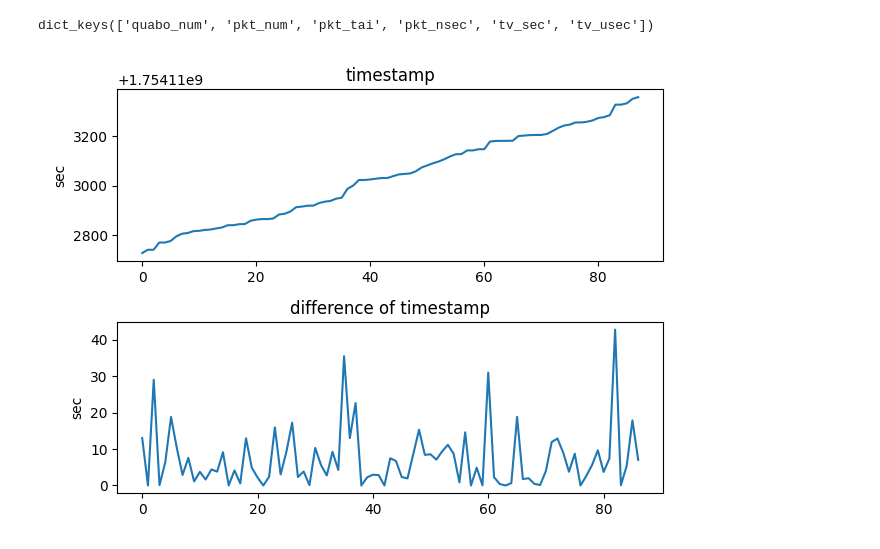
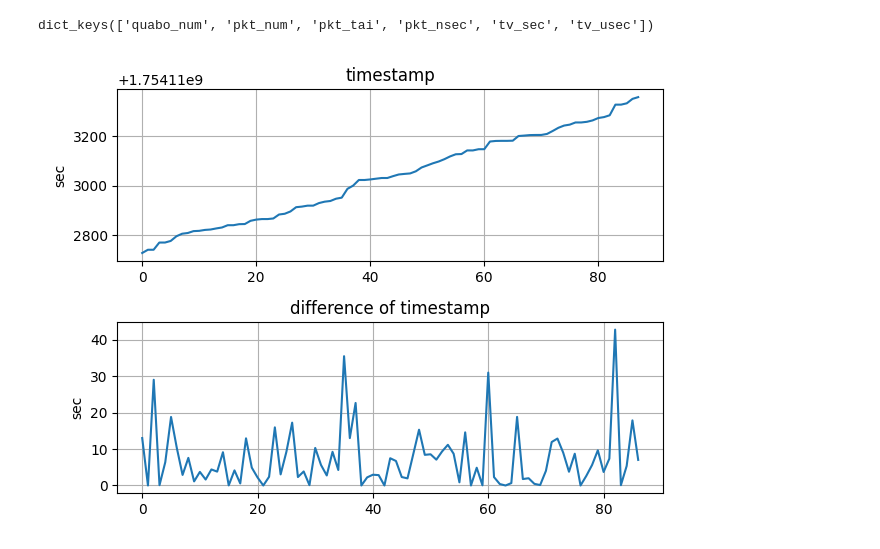
Before and after one commit to panoseti/pypff, a Jupyter notebook: example/notebook/data-check.ipynb, the cells around one changed output. Cells and saved outputs as stored; diff of their text form; code cells hidden in the pictures.

```diff
--- a/example/notebook/data-check.ipynb
+++ b/example/notebook/data-check.ipynb
@@ -75,14 +60,16 @@ timestamp = metadata['tv_sec'] + metadata['tv_usec']*10**-6
 # %%
 # plot timestamp
 fig1 = plt.figure()
 subfig1 = fig1.add_subplot(211)
 subfig1.plot(timestamp)
 subfig1.set_title('timestamp')
 subfig1.set_ylabel('sec')
+subfig1.grid(True)
 subfig2 = fig1.add_subplot(212)
 subfig2.plot(np.diff(timestamp))
 subfig2.set_title('difference of timestamp')
 subfig2.set_ylabel('sec')
+subfig2.grid(True)
 plt.tight_layout()
 # %% [output]
-[figure, old version]
+[figure, new version]
```
Also changed, not shown: parts of 1 cell of this notebook.
